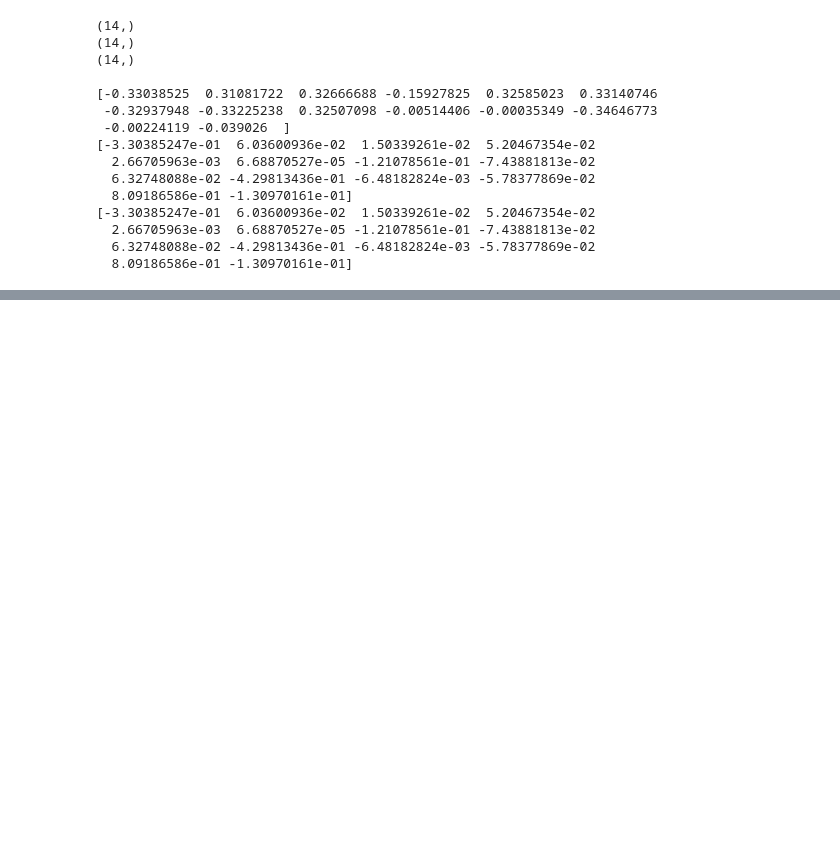
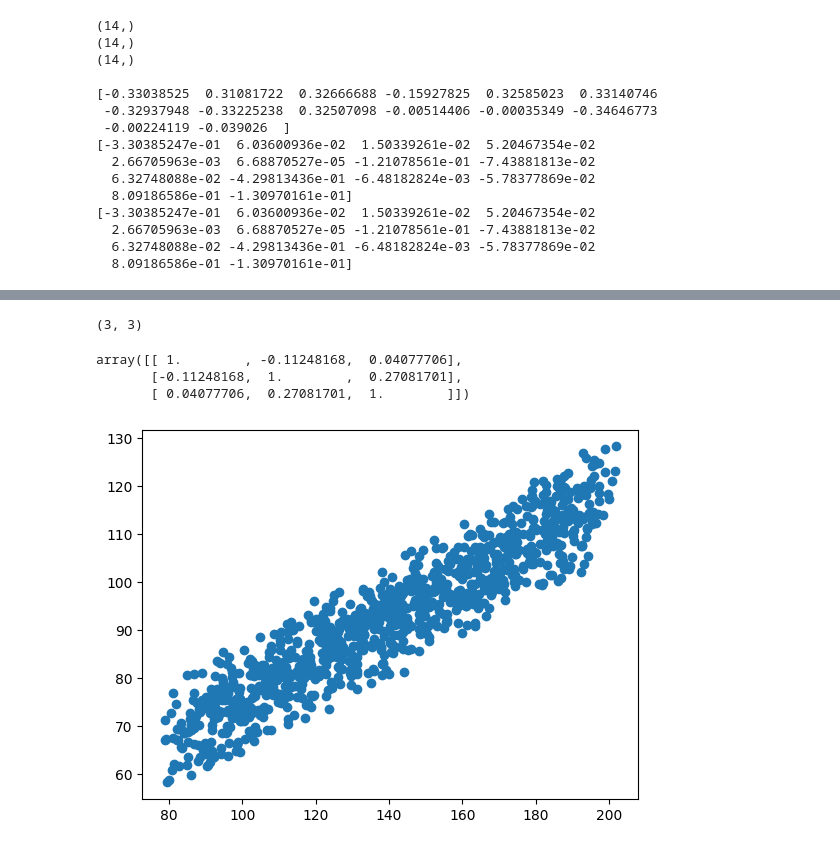
Before and after one commit to Donda-Khumalo/Donda-Khumalo-Portfolio, a Jupyter notebook: Emotional Monitoring2.ipynb, the cells around one changed output, grey strips where cells are left out. Drawn from its saved outputs; the diff is of its cells as text; code cells hidden in the pictures; blank space fills up the shorter version.

```diff
--- a/Emotional Monitoring2.ipynb
+++ b/Emotional Monitoring2.ipynb
@@ -234,0 +329,11 @@ axis[0].shape
+# %%
+corr = np.corrcoef(eigenvaluesShort.T)
+corr.shape
+# %% [output]
+(3, 3)
+# %%
+corr
+# %% [output]
+array([[ 1.        , -0.11248168,  0.04077706],
+       [-0.11248168,  1.        ,  0.27081701],
+       [ 0.04077706,  0.27081701,  1.        ]])
@@ -234,0 +344,9 @@ axis[0].shape
+# %%
+axis = np.array([[eigenvectors[0] * df_matrix.transpose()],
+                 [eigenvectors[1] * df_matrix.transpose()],
+              [eigenvectors[2] * df_matrix.transpose()]])
+
+plt.scatter(axis[1], axis[2])
+plt.show()
+# %% [output]
+[figure, added]
```
Also changed, not shown: parts of 21 cells of this notebook.
